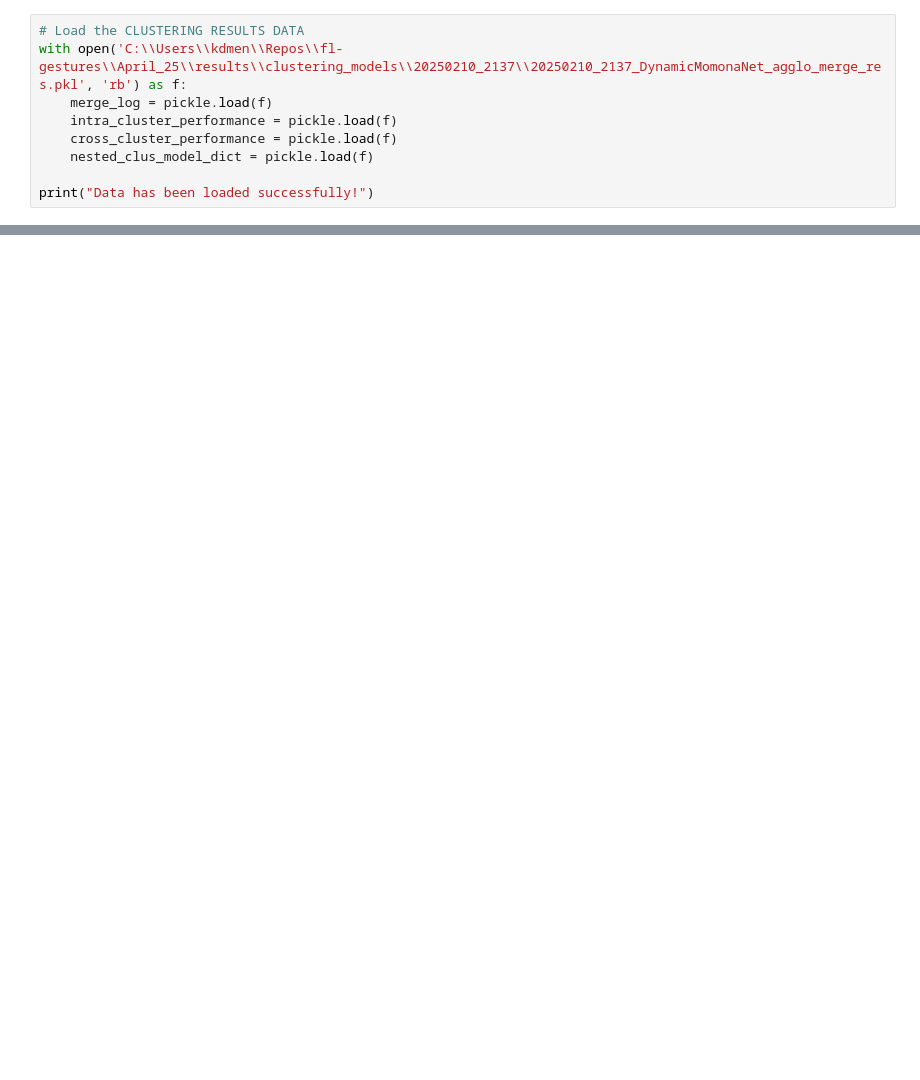
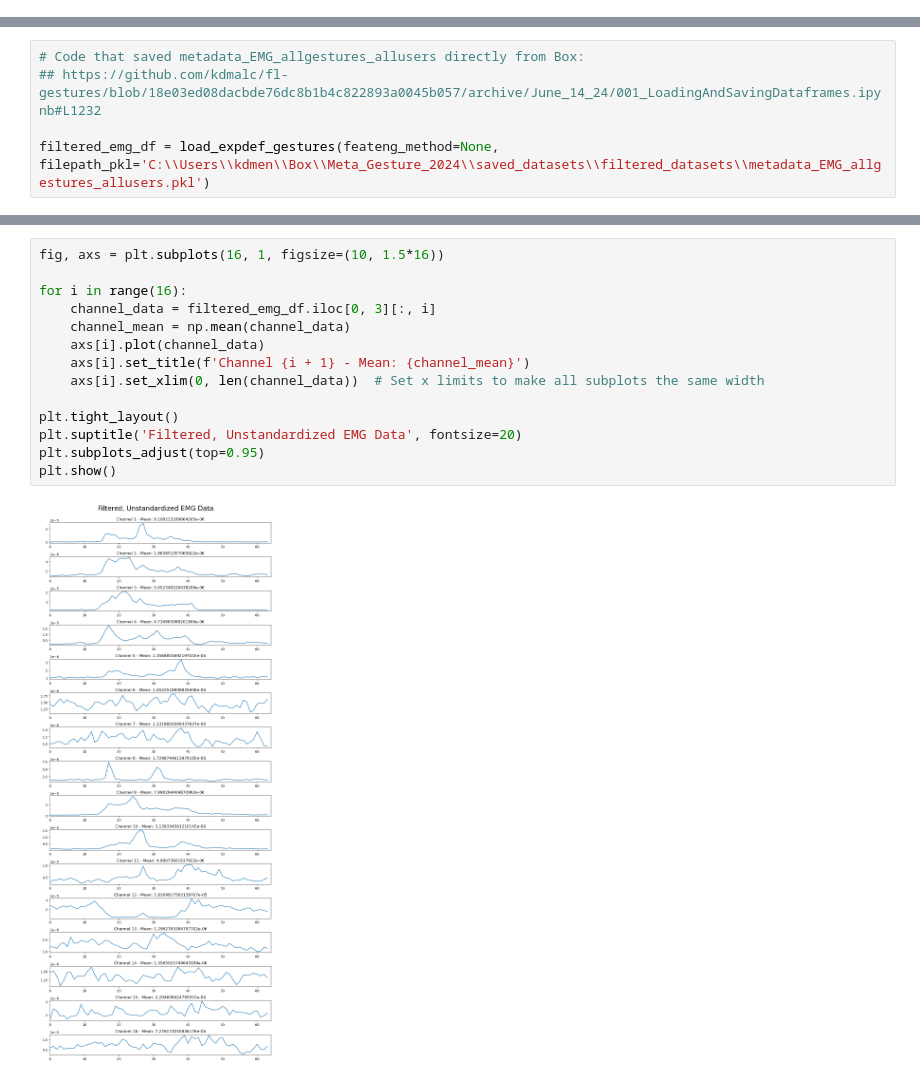
Before and after one commit to kdmalc/fl-gestures, a Jupyter notebook: April_25/103_FE_Study.ipynb, the cells around one changed output, grey strips where cells are left out. Drawn from its saved outputs; the diff is of its cells as text; blank space fills up the shorter version.

```diff
--- a/April_25/103_FE_Study.ipynb
+++ b/April_25/103_FE_Study.ipynb
@@ -51,9 +0,0 @@ expdef_df.head()
-# %%
-# Load the CLUSTERING RESULTS DATA
-with open('C:\\Users\\kdmen\\Repos\\fl-gestures\\April_25\\results\\clustering_models\\20250210_2137\\20250210_2137_DynamicMomonaNet_agglo_merge_res.pkl', 'rb') as f:
-    merge_log = pickle.load(f)
-    intra_cluster_performance = pickle.load(f)
-    cross_cluster_performance = pickle.load(f)
-    nested_clus_model_dict = pickle.load(f)
-
-print("Data has been loaded successfully!")
@@ -286,0 +26,5 @@ plot_model_acc_boxplots(data_dict_5_5, my_title=f"{MODEL_STR}: 5-shot Finetuning
+# %%
+# Code that saved metadata_EMG_allgestures_allusers directly from Box:
+## https://github.com/kdmalc/fl-gestures/blob/18e03ed08dacbde76dc8b1b4c822893a0045b057/archive/June_14_24/001_LoadingAndSavingDataframes.ipynb#L1232
+
+filtered_emg_df = load_expdef_gestures(feateng_method=None, filepath_pkl='C:\\Users\\kdmen\\Box\\Meta_Gesture_2024\\saved_datasets\\filtered_datasets\\metadata_EMG_allgestures_allusers.pkl')
@@ -286,0 +40,16 @@ plot_model_acc_boxplots(data_dict_5_5, my_title=f"{MODEL_STR}: 5-shot Finetuning
+# %%
+fig, axs = plt.subplots(16, 1, figsize=(10, 1.5*16))
+
+for i in range(16):
+    channel_data = filtered_emg_df.iloc[0, 3][:, i]
+    channel_mean = np.mean(channel_data)
+    axs[i].plot(channel_data)
+    axs[i].set_title(f'Channel {i + 1} - Mean: {channel_mean}')
+    axs[i].set_xlim(0, len(channel_data))  # Set x limits to make all subplots the same width
+
+plt.tight_layout()
+plt.suptitle('Filtered, Unstandardized EMG Data', fontsize=20)
+plt.subplots_adjust(top=0.95)
+plt.show()
+# %% [output]
+[figure, added]
```
Also changed, not shown: parts of 59 cells of this notebook, 9 other files.
